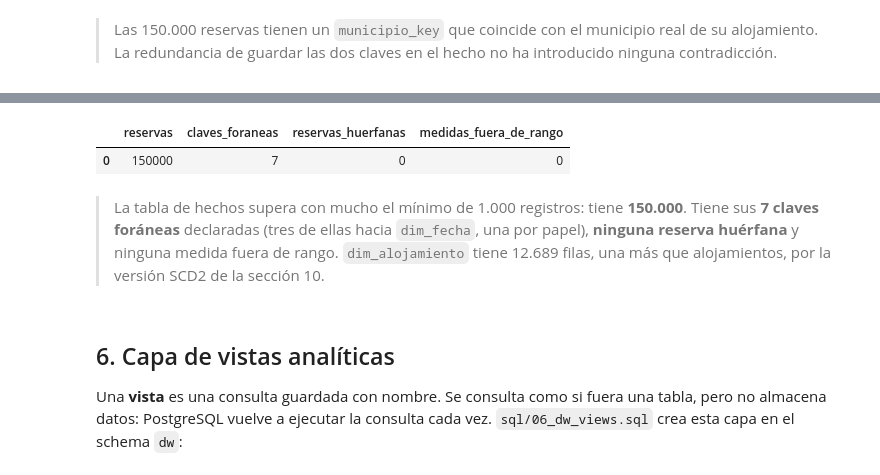
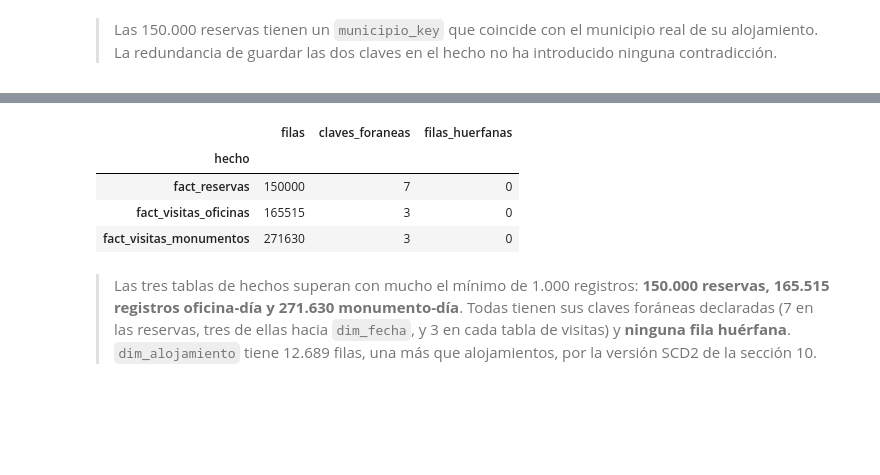
Before and after one commit to GeorgiF0x/SmartTour-BigData, a Jupyter notebook: notebooks/03_Lab05c_Vistas_SCD.ipynb, the cells around one changed output, grey strips where cells are left out. Cells and saved outputs as stored; diff of their text form; code cells hidden in the pictures; blank space fills up the shorter version.

```diff
--- a/notebooks/03_Lab05c_Vistas_SCD.ipynb
+++ b/notebooks/03_Lab05c_Vistas_SCD.ipynb
@@ -306,31 +324,41 @@ sql("""
 # %%
-# Fase 6 del enunciado: comprobar claves foráneas e integridad
-sql("""
-    SELECT
-      (SELECT COUNT(*) FROM dw.fact_reservas)                                           AS reservas,
-      (SELECT COUNT(*) FROM information_schema.table_constraints
-        WHERE table_schema = 'dw' AND table_name = 'fact_reservas'
-          AND constraint_type = 'FOREIGN KEY')                                          AS claves_foraneas,
-      (SELECT COUNT(*) FROM dw.fact_reservas f
-        WHERE NOT EXISTS (SELECT 1 FROM dw.dim_fecha d WHERE d.fecha_key = f.fecha_reserva_key)
-           OR NOT EXISTS (SELECT 1 FROM dw.dim_fecha d WHERE d.fecha_key = f.fecha_entrada_key)
-           OR NOT EXISTS (SELECT 1 FROM dw.dim_fecha d WHERE d.fecha_key = f.fecha_salida_key)
-           OR NOT EXISTS (SELECT 1 FROM dw.dim_alojamiento a WHERE a.alojamiento_key = f.alojamiento_key)
-           OR NOT EXISTS (SELECT 1 FROM dw.dim_municipio m WHERE m.municipio_key = f.municipio_key)
-           OR NOT EXISTS (SELECT 1 FROM dw.dim_canal c WHERE c.canal_key = f.canal_key)
-           OR NOT EXISTS (SELECT 1 FROM dw.dim_procedencia p WHERE p.procedencia_key = f.procedencia_key))
-                                                                                         AS reservas_huerfanas,
-      (SELECT COUNT(*) FROM dw.fact_reservas
-        WHERE num_huespedes <= 0 OR num_noches <= 0 OR importe_total < 0 OR dias_antelacion < 0)
-                                                                                         AS medidas_fuera_de_rango
-""")
+# Fase 6 del enunciado: comprobar claves foráneas e integridad de los tres hechos
+def huerfanas(fact, fks):
+    """Filas del hecho cuya clave no encuentra su miembro en la dimensión (fks: columna -> (dim, pk))."""
+    condiciones = " OR ".join(
+        f"NOT EXISTS (SELECT 1 FROM dw.{dim} d WHERE d.{pk} = f.{col})" for col, (dim, pk) in fks.items())
+    return f"(SELECT COUNT(*) FROM dw.{fact} f WHERE {condiciones})"
+
+
+def claves_foraneas(fact):
+    return (f"(SELECT COUNT(*) FROM information_schema.table_constraints WHERE table_schema = 'dw' "
+            f"AND table_name = '{fact}' AND constraint_type = 'FOREIGN KEY')")
+
+
+HECHOS = {
+    "fact_reservas": {
+        "fecha_reserva_key": ("dim_fecha", "fecha_key"), "fecha_entrada_key": ("dim_fecha", "fecha_key"),
+        "fecha_salida_key": ("dim_fecha", "fecha_key"), "alojamiento_key": ("dim_alojamiento", "alojamiento_key"),
+        "municipio_key": ("dim_municipio", "municipio_key"), "canal_key": ("dim_canal", "canal_key"),
+        "procedencia_key": ("dim_procedencia", "procedencia_key")},
+    "fact_visitas_oficinas": {
+        "fecha_key": ("dim_fecha", "fecha_key"), "oficina_key": ("dim_oficina_turismo", "oficina_key"),
+        "municipio_key": ("dim_municipio", "municipio_key")},
+    "fact_visitas_monumentos": {
+        "fecha_key": ("dim_fecha", "fecha_key"), "monumento_key": ("dim_monumento", "monumento_key"),
+        "municipio_key": ("dim_municipio", "municipio_key")},
+}
+
+pd.concat([
+    sql(f"SELECT '{fact}' AS hecho, (SELECT COUNT(*) FROM dw.{fact}) AS filas, "
+        f"{claves_foraneas(fact)} AS claves_foraneas, {huerfanas(fact, fks)} AS filas_huerfanas")
+    for fact, fks in HECHOS.items()
+]).set_index("hecho")
 # %% [output]
-|  | reservas | claves_foraneas | reservas_huerfanas | medidas_fuera_de_rango |
-| 0 | 150000 | 7 | 0 | 0 |
+|  | filas | claves_foraneas | filas_huerfanas |
+| hecho |  |  |  |
+| fact_reservas | 150000 | 7 | 0 |
+| fact_visitas_oficinas | 165515 | 3 | 0 |
+| fact_visitas_monumentos | 271630 | 3 | 0 |
 # %% [markdown]
-> La tabla de hechos supera con mucho el mínimo de 1.000 registros: tiene **150.000**. Tiene sus **7 claves foráneas** declaradas (tres de ellas hacia `dim_fecha`, una por papel), **ninguna reserva huérfana** y ninguna medida fuera de rango. `dim_alojamiento` tiene 12.689 filas, una más que alojamientos, por la versión SCD2 de la sección 10.
+> Las tres tablas de hechos superan con mucho el mínimo de 1.000 registros: **150.000 reservas, 165.515 registros oficina-día y 271.630 monumento-día**. Todas tienen sus claves foráneas declaradas (7 en las reservas, tres de ellas hacia `dim_fecha`, y 3 en cada tabla de visitas) y **ninguna fila huérfana**. `dim_alojamiento` tiene 12.689 filas, una más que alojamientos, por la versión SCD2 de la sección 10.
-# %% [markdown]
-<a id="vistas"></a>
-## 6. Capa de vistas analíticas
-
-Una **vista** es una consulta guardada con nombre. Se consulta como si fuera una tabla, pero no almacena datos: PostgreSQL vuelve a ejecutar la consulta cada vez. `sql/06_dw_views.sql` crea esta capa en el schema `dw`:
```
Also changed, not shown: parts of 95 cells of this notebook, 4 other files.
